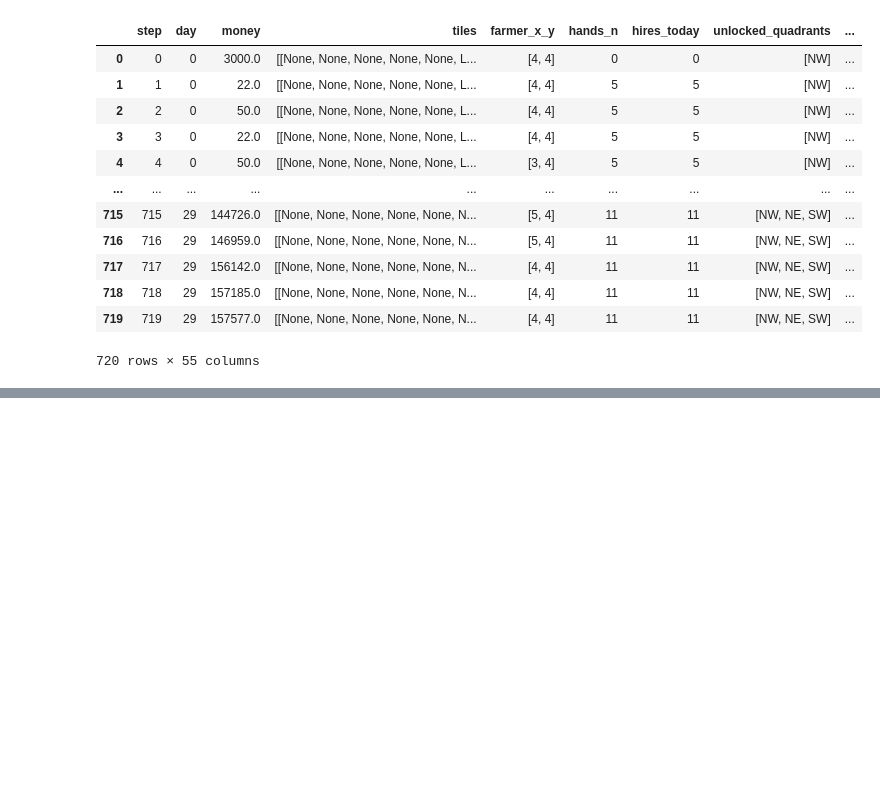
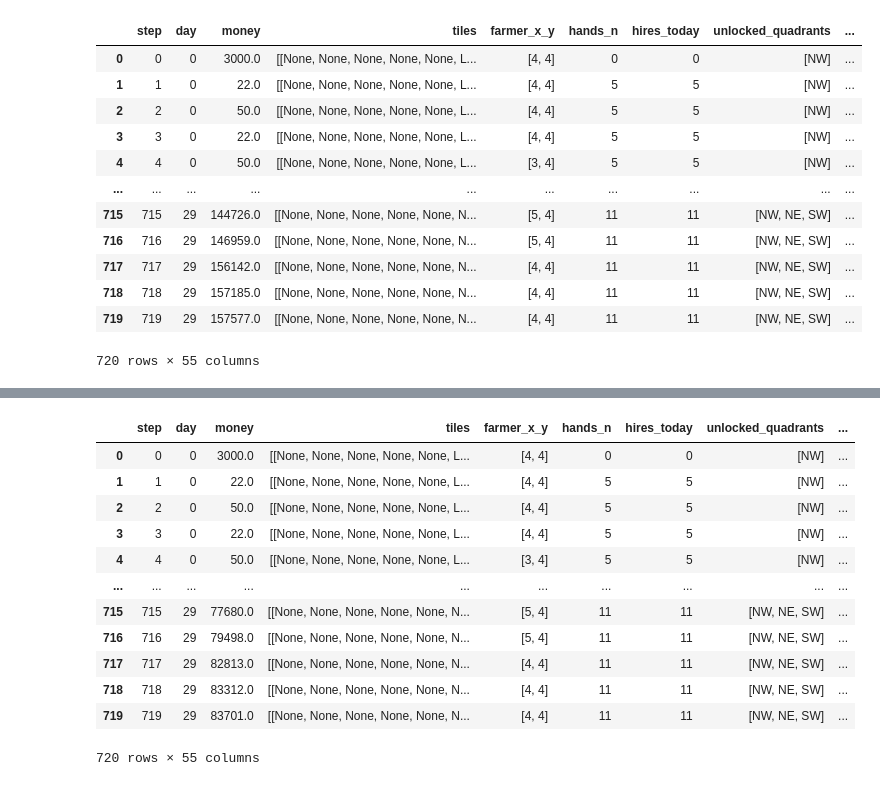
Before and after one commit to kenkenkengo0421/Kaggriculture, a Jupyter notebook: Kaggriculture_Movements_in_the_top_xx%/sub_main.ipynb, the cells around one changed output, grey strips where cells are left out. Drawn from its saved outputs; the diff is of its cells as text; code cells hidden in the pictures; blank space fills up the shorter version.

```diff
--- a/Kaggriculture_Movements_in_the_top_xx%/sub_main.ipynb
+++ b/Kaggriculture_Movements_in_the_top_xx%/sub_main.ipynb
@@ -71,3 +62,6 @@ df14 = (Kaggriculture_df("/st_data/strong_rank14_score143742.0_p1.json", 1)).df
+# %%
+df1 = (Kaggriculture_df("/st_data/strong_rank1_score157577.0_p1.json", 1)).df
+df2 = (Kaggriculture_df("/be_data/beginner_rank10_score83701.0_p0.json", 0)).df
 # %%
 df1
 # %% [output]
@@ -177,0 +81,16 @@ print(f"""
+# %%
+df2
+# %% [output]
+|  | step | day | money | tiles | farmer_x_y | hands_n | hires_today | unlocked_quadrants | ... |
+| 0 | 0 | 0 | 3000.0 | [[None, None, None, None, None, L... | [4, 4] | 0 | 0 | [NW] | ... |
+| 1 | 1 | 0 | 22.0 | [[None, None, None, None, None, L... | [4, 4] | 5 | 5 | [NW] | ... |
+| 2 | 2 | 0 | 50.0 | [[None, None, None, None, None, L... | [4, 4] | 5 | 5 | [NW] | ... |
+| 3 | 3 | 0 | 22.0 | [[None, None, None, None, None, L... | [4, 4] | 5 | 5 | [NW] | ... |
+| 4 | 4 | 0 | 50.0 | [[None, None, None, None, None, L... | [3, 4] | 5 | 5 | [NW] | ... |
+| ... | ... | ... | ... | ... | ... | ... | ... | ... | ... |
+| 715 | 715 | 29 | 77680.0 | [[None, None, None, None, None, N... | [5, 4] | 11 | 11 | [NW, NE, SW] | ... |
+| 716 | 716 | 29 | 79498.0 | [[None, None, None, None, None, N... | [5, 4] | 11 | 11 | [NW, NE, SW] | ... |
+| 717 | 717 | 29 | 82813.0 | [[None, None, None, None, None, N... | [4, 4] | 11 | 11 | [NW, NE, SW] | ... |
+| 718 | 718 | 29 | 83312.0 | [[None, None, None, None, None, N... | [4, 4] | 11 | 11 | [NW, NE, SW] | ... |
+| 719 | 719 | 29 | 83701.0 | [[None, None, None, None, None, N... | [4, 4] | 11 | 11 | [NW, NE, SW] | ... |
+720 rows × 55 columns
```
Also changed, not shown: parts of 5 cells of this notebook, 1 other file.
